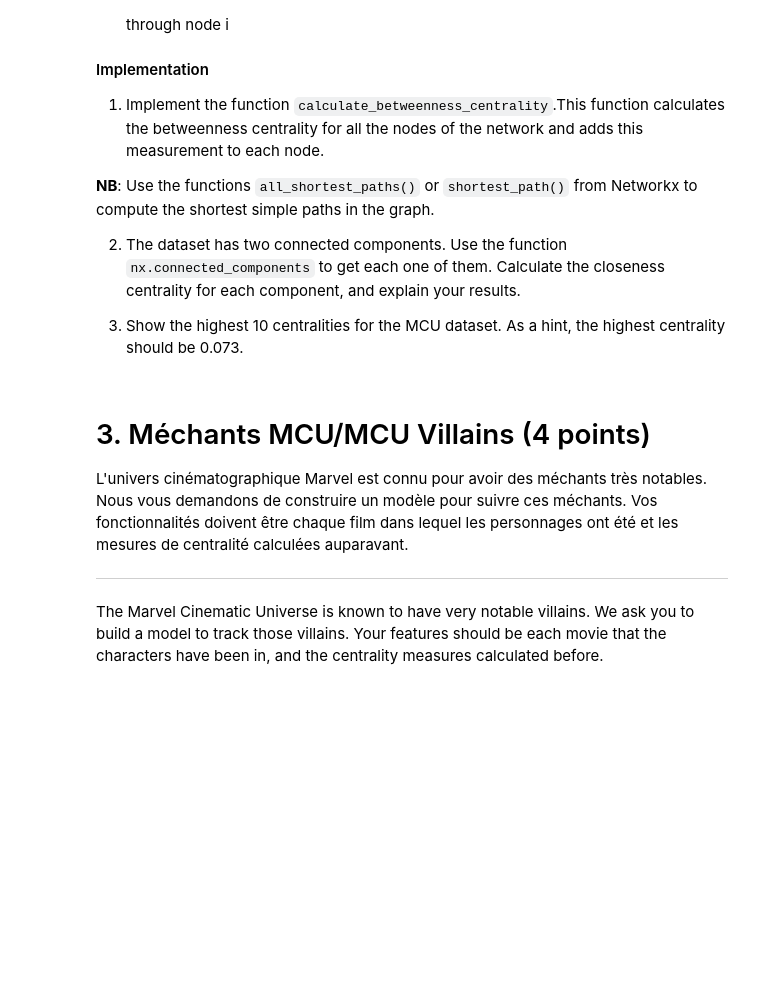
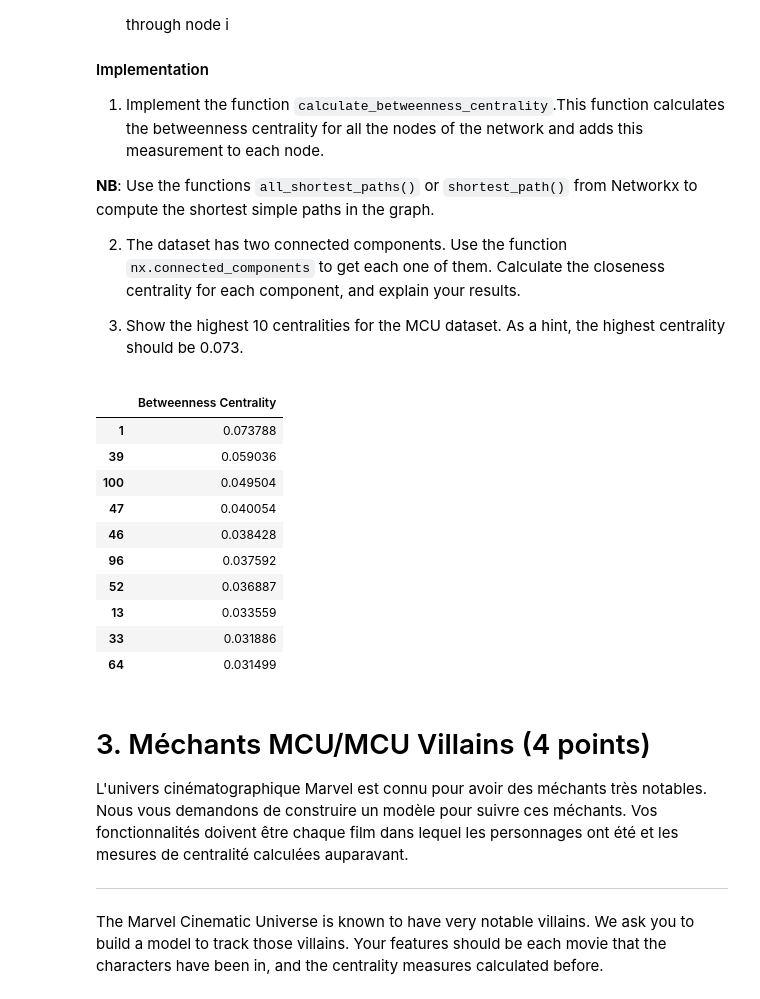
Before and after one commit to Depdx/INF8111---Fouille-de-donnees, a Jupyter notebook: tp2/TP2.ipynb, the cells around one changed output. Saved outputs shown, nothing was run; the diff lists cells and outputs as text; code cells hidden in the pictures; blank space fills up the shorter version.

```diff
--- a/tp2/TP2.ipynb
+++ b/tp2/TP2.ipynb
@@ -718,23 +756,46 @@ A final simple measure to find the importance of a node in a network is the betw
 2. The dataset has two connected components. Use the function `nx.connected_components` to get each one of them. Calculate the closeness centrality for each component, and explain your results.
 
 3. Show the highest 10 centralities for the MCU dataset. As a hint, the highest centrality should be 0.073.
-# %%
-from math import factorial
-
-def calculate_betweenness_centrality(social_network):
-    ## TODO
-    for node in social_network.nodes():
-        social_network.nodes[node]['centrality_betweenness'] = 0
-    for node in social_network.nodes():
-        paths = nx.single_source_shortest_path(social_network, node)
-        for target in paths:
-            if target != node:
-                for path in paths[target]:
-                    for i in range(len(path) - 1):
-                        social_network.nodes[path[i]]['centrality_betweenness'] += 1 / factorial(len(path) - 1)
-    return [social_network.nodes[node]['centrality_betweenness'] for node in social_network.nodes()]
-
-calculate_betweenness_centrality(network)
+# %%
+from math import factorial
+import pandas as pd
+import numpy as np
+from itertools import combinations
+from tqdm.autonotebook import tqdm
+
+def calculate_betweenness_centrality(social_network):
+    ## TODO
+
+    for connected_component in nx.connected_components(social_network):
+        combination_n_2 = 0.5 * (len(connected_component) - 2) * (len(connected_component) - 1)
+        shortest_paths = {}
+        for i, j in tqdm(combinations(connected_component, 2), desc='Calculating shortest paths', total=(0.5 * (len(connected_component) - 1) * len(connected_component))):
+            shortest_paths[(i, j)] = list(nx.all_shortest_paths(social_network, i, j))
+        for i in tqdm(connected_component, desc='Calculating betweenness centrality', total=len(connected_component)):
+            total_f_j_k = 0
+            other_nodes = [node for node in connected_component if node != i]
+            for j, k in combinations(other_nodes, 2):
+                if j < k:
+                    f_j_k = np.mean([1 if i in path else 0 for path in shortest_paths[(j, k)]])
+                    total_f_j_k += f_j_k
+            social_network.nodes[i]['centrality_betweenness'] = total_f_j_k / combination_n_2
+    return [social_network.nodes[node]['centrality_betweenness'] for node in social_network.nodes()]
+
+betweenness = calculate_betweenness_centrality(network)
+df = pd.DataFrame(betweenness, columns=['Betweenness Centrality'])
+df.nlargest(10, 'Betweenness Centrality')
+# %% [output]
+|  | Betweenness Centrality |
+| 1 | 0.073788 |
+| 39 | 0.059036 |
+| 100 | 0.049504 |
+| 47 | 0.040054 |
+| 46 | 0.038428 |
+| 96 | 0.037592 |
+| 52 | 0.036887 |
+| 13 | 0.033559 |
+| 33 | 0.031886 |
+| 64 | 0.031499 |
 # %% [markdown]
 # 3. Méchants MCU/MCU Villains (4 points)
 
```
Also changed, not shown: parts of 7 cells of this notebook.
